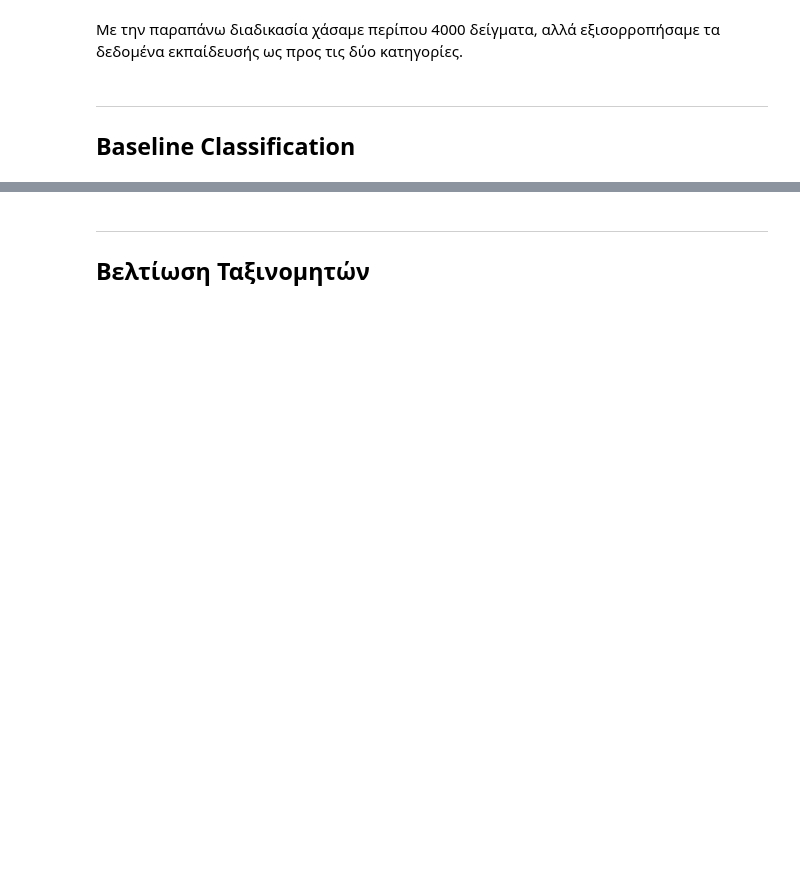
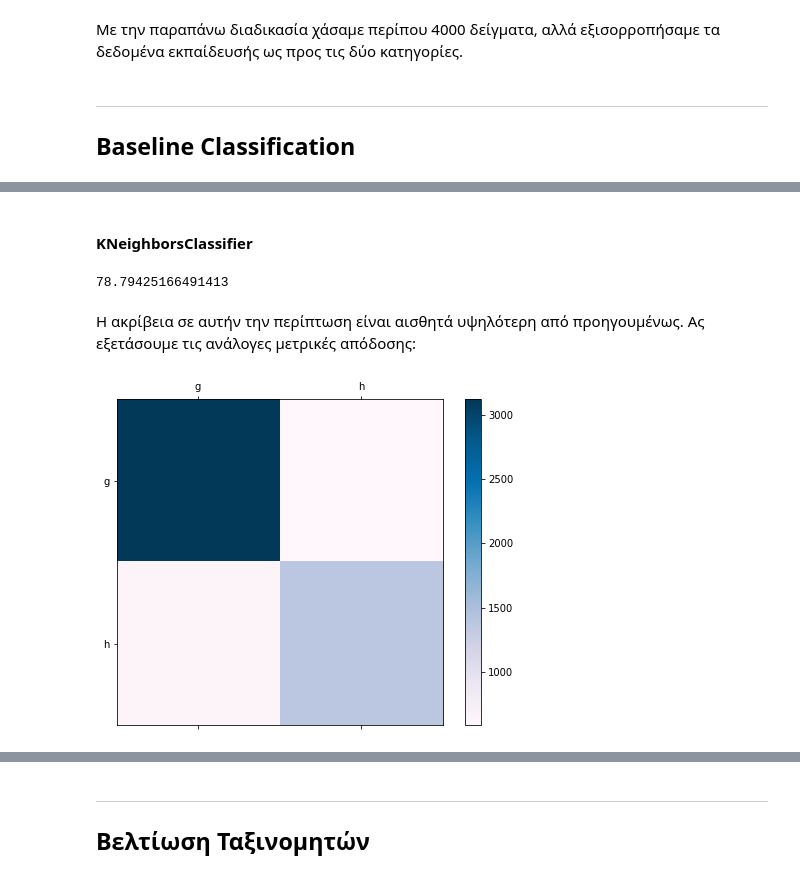
Before and after one commit to sonqo/ntua-ypsilon, a Jupyter notebook: 3_Neural_Networks_Intelligent_Systems/1_Classification/A11_B01.ipynb, the cells around one changed output, grey strips where cells are left out. Drawn from its saved outputs; the diff is of its cells as text; code cells hidden in the pictures; blank space fills up the shorter version.

```diff
--- a/3_Neural_Networks_Intelligent_Systems/1_Classification/A11_B01.ipynb
+++ b/3_Neural_Networks_Intelligent_Systems/1_Classification/A11_B01.ipynb
@@ -147,0 +214,33 @@ Counter({'g': 4687, 'h': 4687})
+# %% [markdown]
+#### KNeighborsClassifier
+# %%
+from sklearn.neighbors import KNeighborsClassifier
+
+knn = KNeighborsClassifier() # default n: 5
+knn.fit(pulses_train, pulses_train_labels) # fitting on train_set
+
+pulses_predictions = knn.predict(pulses_test) # predicting on test_set
+
+target_names = knn.classes_.tolist() # fetch class names
+
+knn_default = accuracy_score(pulses_test_labels, pulses_predictions) * 100
+# %%
+knn_default
+# %% [output]
+78.79425166491413
+# %% [markdown]
+Η ακρίβεια σε αυτήν την περίπτωση είναι αισθητά υψηλότερη από προηγουμένως. Ας εξετάσουμε τις ανάλογες μετρικές απόδοσης:
+# %%
+matrix = confusion_matrix(pulses_test_labels, pulses_predictions)
+
+fig = plt.figure(figsize=(8,6))
+ax = fig.add_subplot(111)
+cax = ax.matshow(matrix, cmap=cm.get_cmap('PuBu'))
+fig.colorbar(cax)
+
+ax.set_xticklabels([''] + target_names)
+ax.set_yticklabels([''] + target_names)
+
+plt.show()
+# %% [output]
+[figure, added]
```
Also changed, not shown: parts of 18 cells of this notebook.
